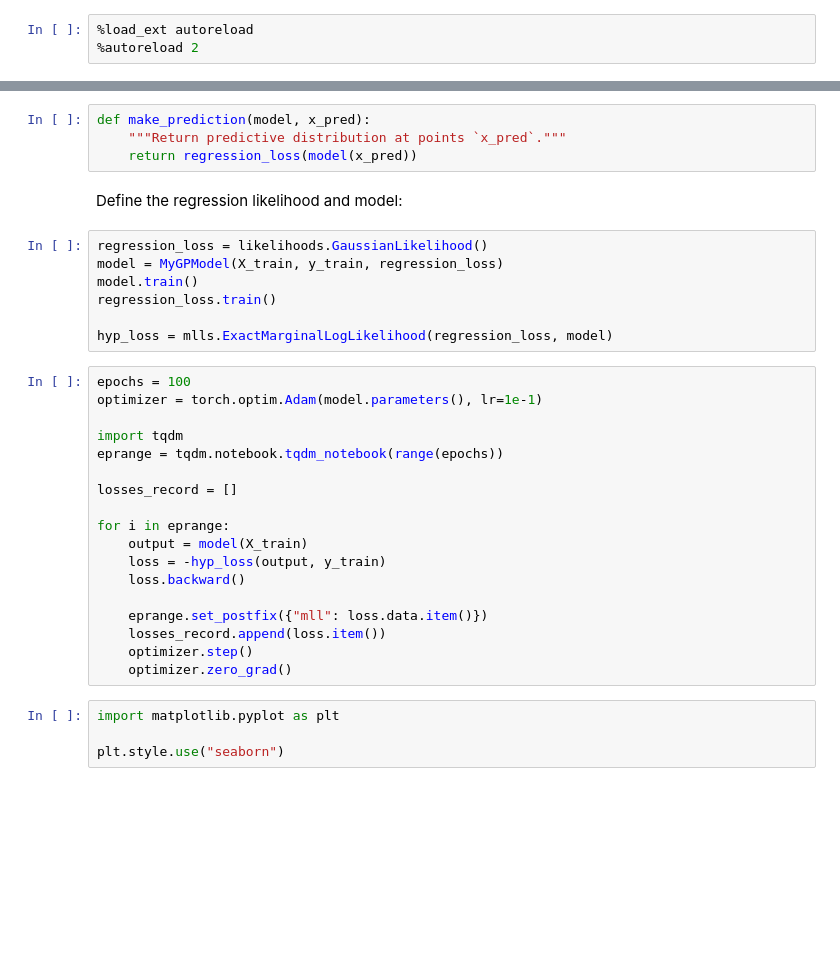
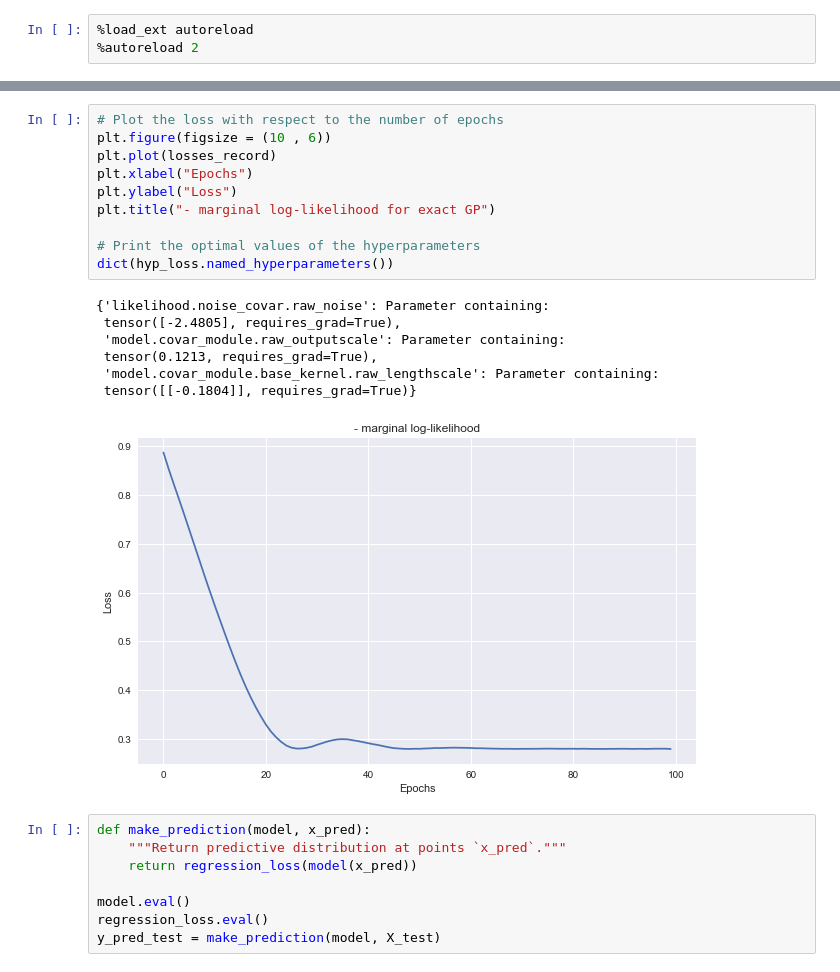
Before and after one commit to sadok95jee/MVABML, a Jupyter notebook: sparse_gp_comparison.ipynb, the cells around one changed output, grey strips where cells are left out. Drawn from its saved outputs; the diff is of its cells as text; blank space fills up the shorter version.

Commit message:
Clean notebook sparse_gp_comparison.ipynb

```diff
--- a/sparse_gp_comparison.ipynb
+++ b/sparse_gp_comparison.ipynb
@@ -39,35 +67,26 @@ X_train, y_train = torch.from_numpy(df_train['X'].values).float(), torch.from_nu
+# %%
+# Plot the loss with respect to the number of epochs
+plt.figure(figsize = (10 , 6))
+plt.plot(losses_record)
+plt.xlabel("Epochs")
+plt.ylabel("Loss")
+plt.title("- marginal log-likelihood for exact GP")
+
+# Print the optimal values of the hyperparameters
+dict(hyp_loss.named_hyperparameters())
+# %% [output]
+{'likelihood.noise_covar.raw_noise': Parameter containing:
+ tensor([-2.4805], requires_grad=True),
+ 'model.covar_module.raw_outputscale': Parameter containing:
+ tensor(0.1213, requires_grad=True),
+ 'model.covar_module.base_kernel.raw_lengthscale': Parameter containing:
+ tensor([[-0.1804]], requires_grad=True)}
+[figure, added]
 # %%
 def make_prediction(model, x_pred):
     """Return predictive distribution at points `x_pred`."""
     return regression_loss(model(x_pred))
+
+model.eval()
+regression_loss.eval()
+y_pred_test = make_prediction(model, X_test)
-# %% [markdown]
-Define the regression likelihood and model:
-# %%
-regression_loss = likelihoods.GaussianLikelihood()
-model = MyGPModel(X_train, y_train, regression_loss)
-model.train()
-regression_loss.train()
-
-hyp_loss = mlls.ExactMarginalLogLikelihood(regression_loss, model)
-# %%
-epochs = 100
-optimizer = torch.optim.Adam(model.parameters(), lr=1e-1)
-
-import tqdm
-eprange = tqdm.notebook.tqdm_notebook(range(epochs))
-
-losses_record = []
-
-for i in eprange:
-    output = model(X_train)
-    loss = -hyp_loss(output, y_train)
-    loss.backward()
-
-    eprange.set_postfix({"mll": loss.data.item()})
-    losses_record.append(loss.item())
-    optimizer.step()
-    optimizer.zero_grad()
-# %%
-import matplotlib.pyplot as plt
-
-plt.style.use("seaborn")
```
Also changed, not shown: parts of 32 cells of this notebook.
